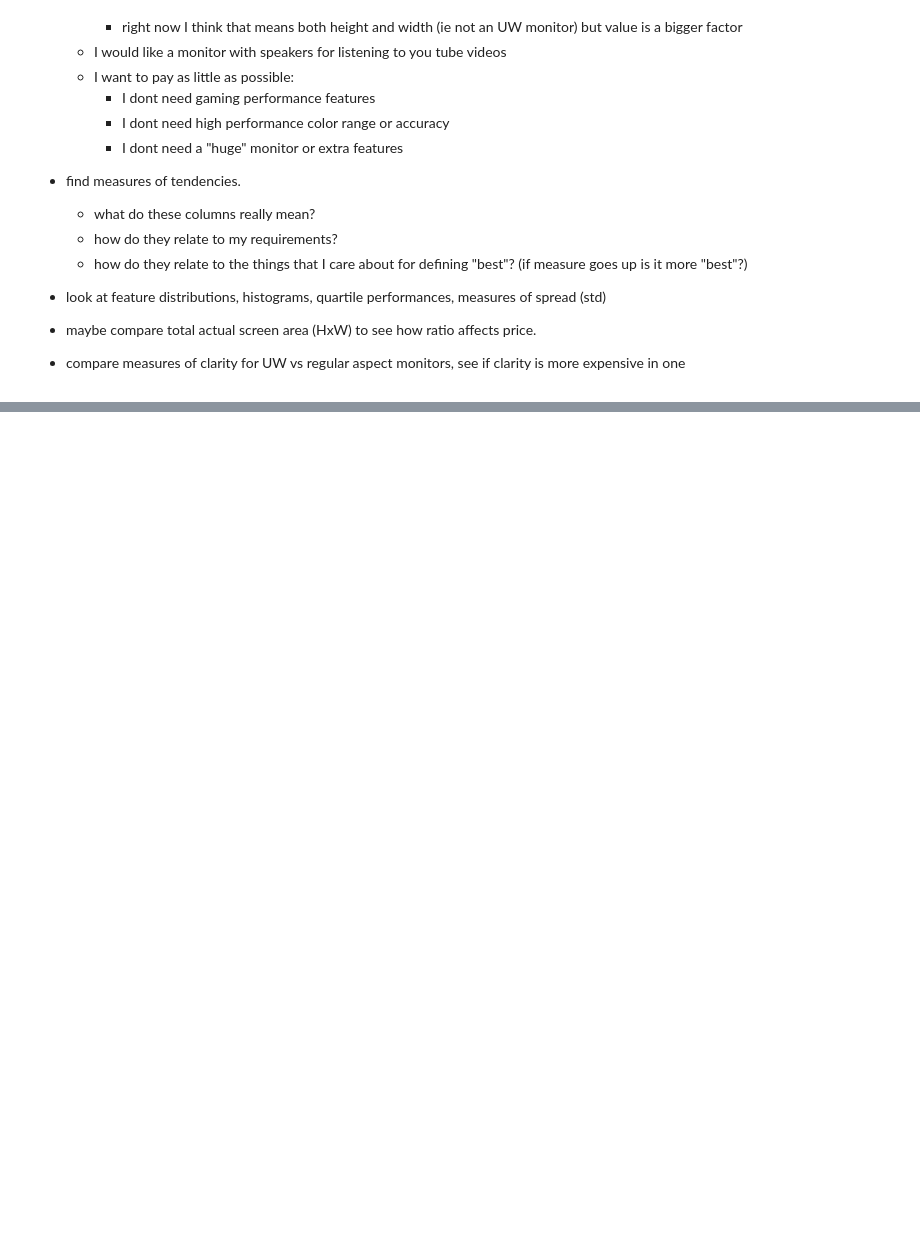
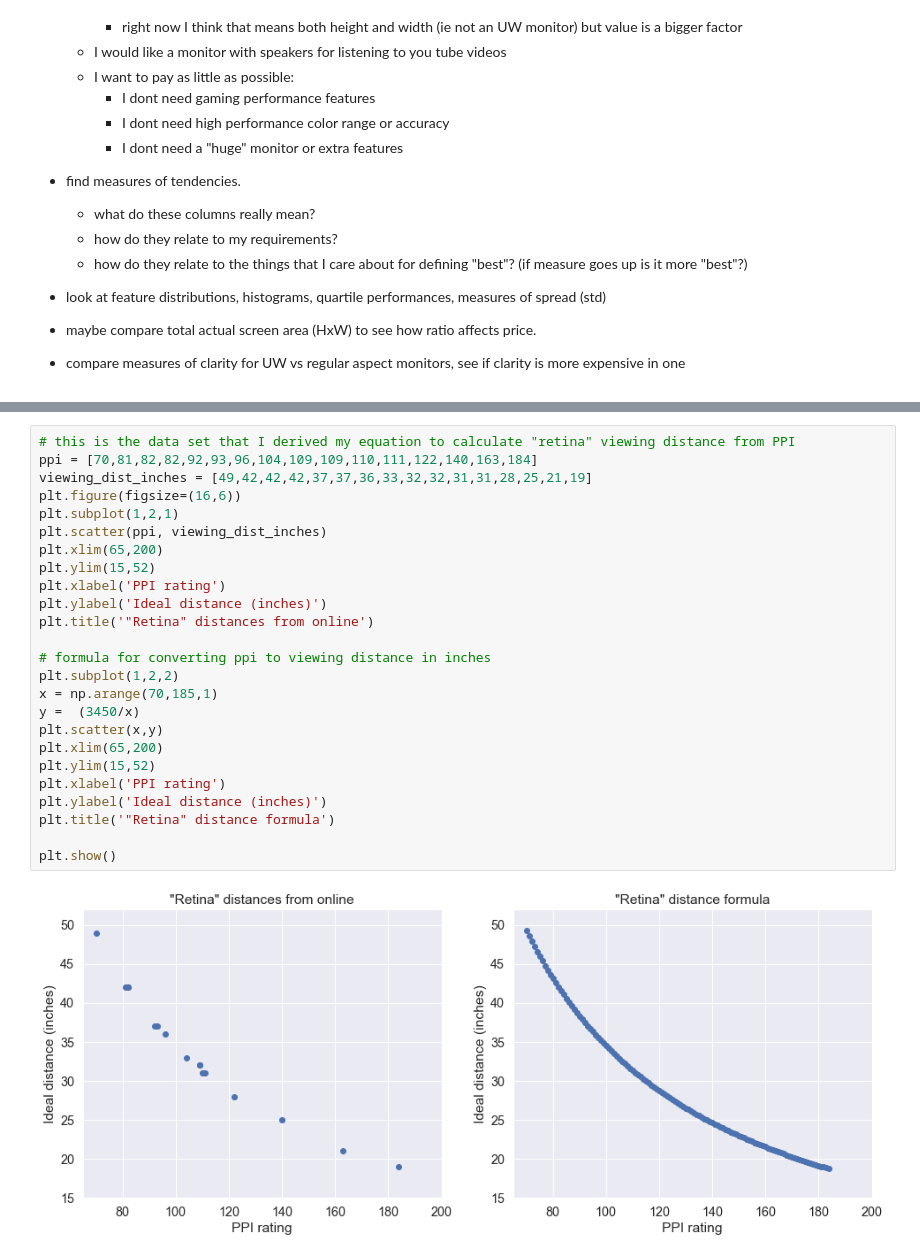
Before and after one commit to nathaniel-j/monitorization, a Jupyter notebook: monitor_analysis.ipynb, the cells around one changed output, grey strips where cells are left out. Cells and saved outputs as stored; diff of their text form; blank space fills up the shorter version.

```diff
--- a/monitor_analysis.ipynb
+++ b/monitor_analysis.ipynb
@@ -123,0 +240,27 @@ Next thoughts
+# %%
+# this is the data set that I derived my equation to calculate "retina" viewing distance from PPI
+ppi = [70,81,82,82,92,93,96,104,109,109,110,111,122,140,163,184]
+viewing_dist_inches = [49,42,42,42,37,37,36,33,32,32,31,31,28,25,21,19]
+plt.figure(figsize=(16,6))
+plt.subplot(1,2,1)
+plt.scatter(ppi, viewing_dist_inches)
+plt.xlim(65,200)
+plt.ylim(15,52)
+plt.xlabel('PPI rating')
+plt.ylabel('Ideal distance (inches)')
+plt.title('"Retina" distances from online')
+
+# formula for converting ppi to viewing distance in inches
+plt.subplot(1,2,2)
+x = np.arange(70,185,1)
+y =  (3450/x)
+plt.scatter(x,y)
+plt.xlim(65,200)
+plt.ylim(15,52)
+plt.xlabel('PPI rating')
+plt.ylabel('Ideal distance (inches)')
+plt.title('"Retina" distance formula')
+
+plt.show()
+# %% [output]
+[figure, added]
```
Also changed, not shown: parts of 21 cells of this notebook.
